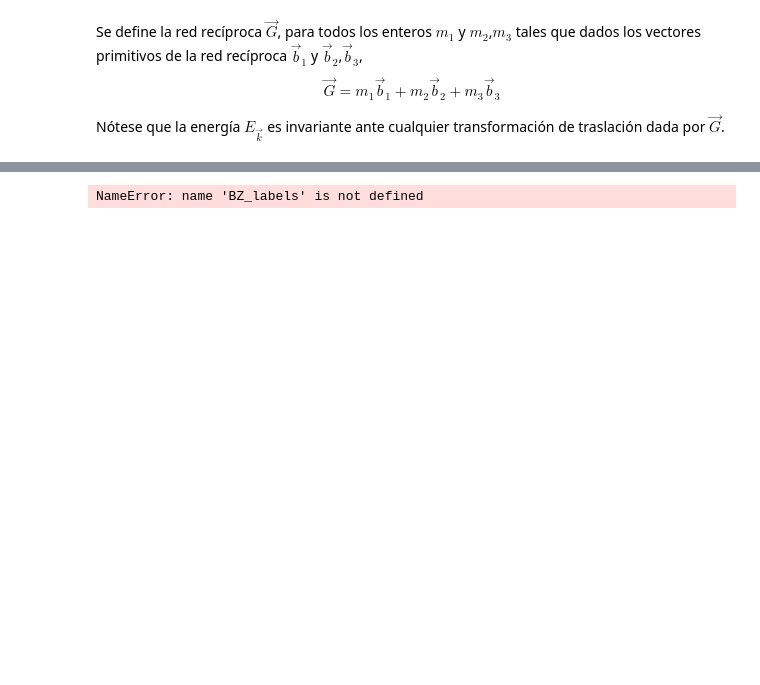
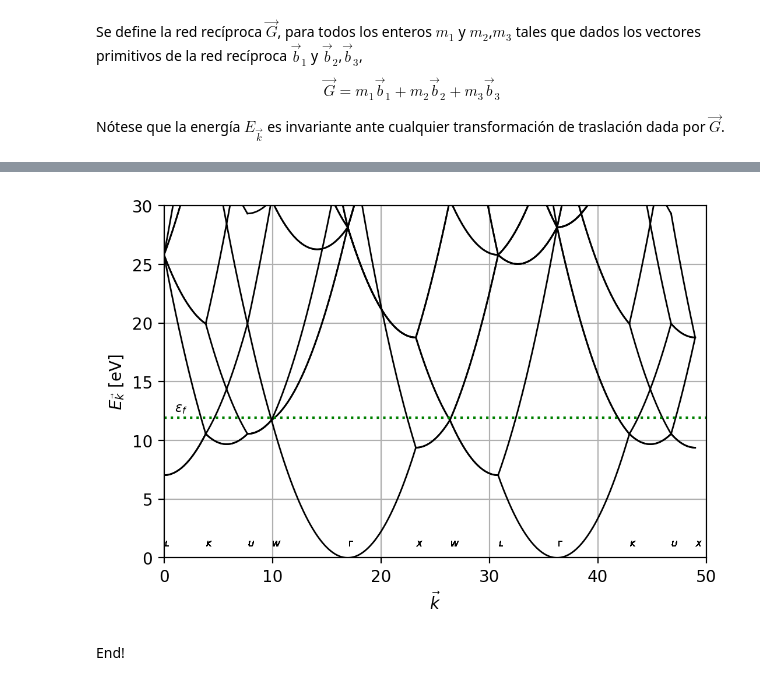
Before and after one commit to davidalejandromiranda/estadoSolido, a Jupyter notebook: S4_G4_EstructuraBandasFCC/S4_G4_EstructuraBandasFCC.ipynb, the cells around one changed output, grey strips where cells are left out. Cells and saved outputs as stored; diff of their text form; code cells hidden in the pictures; blank space fills up the shorter version.

```diff
--- a/S4_G4_EstructuraBandasFCC/S4_G4_EstructuraBandasFCC.ipynb
+++ b/S4_G4_EstructuraBandasFCC/S4_G4_EstructuraBandasFCC.ipynb
@@ -125,10 +61,10 @@ NameError: name 'k_labels' is not defined
 # %%
 k_labels = ['$L$',r'$K$',r'$U$',r'$W$', r'$\Gamma$', r'$X$',r'$W$', r'$L$', r'$\Gamma$',r'$K$',r'$U$',r'$X$']
 # %%
-
 # Se definen las zonas de Brillouin, y los caminos que tomarán los
 #vectores al lo largo de los puntos estrellas.
 k_path = [k_L, k_K, k_U, k_W, k_Gamma, k_X, k_W, k_L, k_Gamma, k_K, k_U ,k_X]
+
 
 plt.figure(dpi = 200)
 BZ = { # valores de m1 y m2 para la BZ -> (m1, m2)
@@ -148,53 +84,44 @@ BZ = { # valores de m1 y m2 para la BZ -> (m1, m2)
     14:(-1,  0,  1),
     15:( 1,  0, -1),
     16:( 1,   1, 0),
     17:( 0,   1, 1),
     18:( 1,  0, 1),
     19:( -1,  0, -1),
     20:( -1,  -1, 0),
     21:(0,  -1, -1),
     22:( 1, -1, -1),
     23:(-1, -1, 1),
     24:( -1,  1, -1),
     25:( -1,  1, 1),
     26:( 1,  1, -1),
     27:( 1, -1, 1)}
 
+#Calculo de las energìas de las bandas para cada camino de las zonas de Brillouin
 for zone in range(1, 28):
+    #recibimos cada coeficientes
     m1 = BZ[zone][0]
     m2 = BZ[zone][1]
     m3 = BZ[zone][2]
     Dk = 0
+    #Calculamos la energìa teniendo en cuenta el cambio del vector k dependiendo de cada zona
     for i in range(len(k_path)-1):
         k, E = energy(k_path[i], k_path[i+1], m1 = m1, m2 = m2, m3 = m3)
         k += Dk
-        plt.plot(k, E, 'k', lw =0.5)
-        #plt.xticks(k, k_labels)
+        plt.plot(k, E, 'k', lw = 1)#graficamos la energìa
         Dk = k.max()
-        zi = (np.round(k.mean()), np.round(E[np.int16(E.size/2)]))#calcula la posiciòn media para indexar los caminos
         if i < len(k_labels):
-            plt.text(k.min(), -6, k_labels[i],fontsize=5)
-            plt.text(k.max(), -6, k_labels[i+1],fontsize=5)
-        this_zone = '%d' % zone
-        if not zi in BZ_labels.keys():
-            BZ_labels[zi] = this_zone
-        if not this_zone in BZ_labels[zi]:
-            BZ_labels[zi] += ', %d' % zone
-        #-------------------------------------------------#
-#--- Agrega a la figura los identificadores de zonas BZ ---#
-for zi in BZ_labels.keys():
-    plt.text(zi[0], zi[1], BZ_labels[zi], fontsize=4.5)
+            plt.text(k.min(), 1, k_labels[i],fontsize=5) #graficamos los nombres de los puntos estrella
+            plt.text(k.max(), 1, k_labels[i+1],fontsize=5)
 
-
-#----------------------------------------------------------#
-#--- Agrega etiquetas a los ejes ---#
-#plt.ylim(-10, 50)
-#plt.xticks(xloc, xlabels)
-
+#arregamos los nombres a los ejes y la barra para indicar la energìa de fermi
+plt.axhline(efermi, color='g',ls="dotted")
+texto1 = plt.text(1, efermi+0.5, r'$\epsilon_f$', fontsize=8)
+plt.ylim(0, 30)
+plt.xlim(0, 50)
 plt.xlabel(r'$\vec{k}$')
 plt.ylabel(r'$E_{\vec{k}}$ [eV]')
-plt.axhline(efermi, color='g',ls="dotted")
-texto1 = plt.text(-2, efermi+0.8, r'$\epsilon_f$', fontsize=8)
 plt.grid()
 # %% [output]
-NameError: name 'BZ_labels' is not defined
+[figure, added]
+# %% [markdown]
+End!
```
Also changed, not shown: parts of 1 cell of this notebook.
